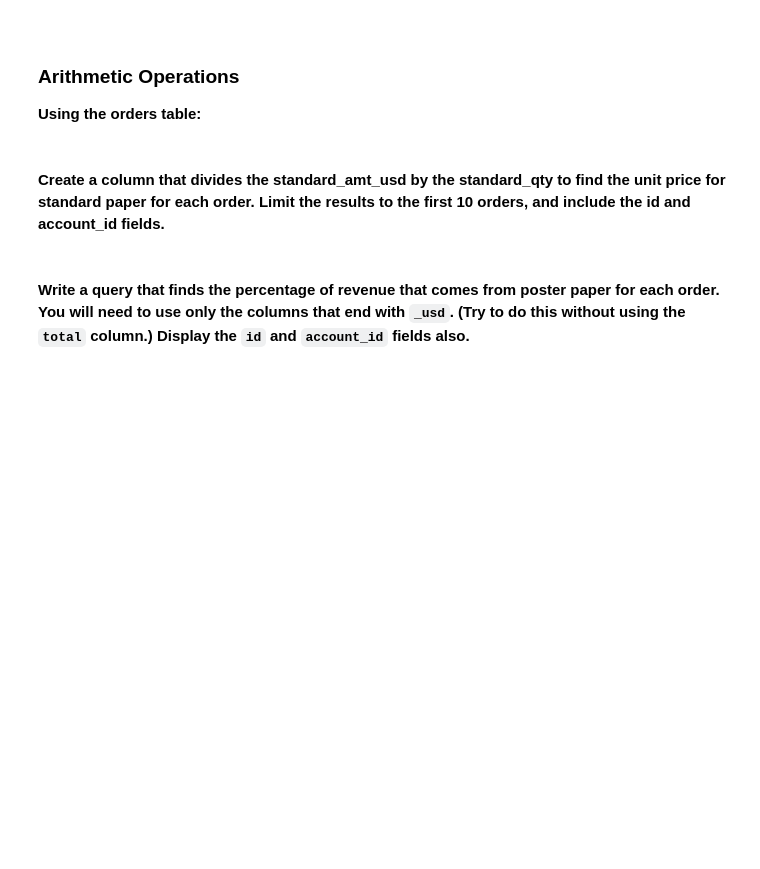
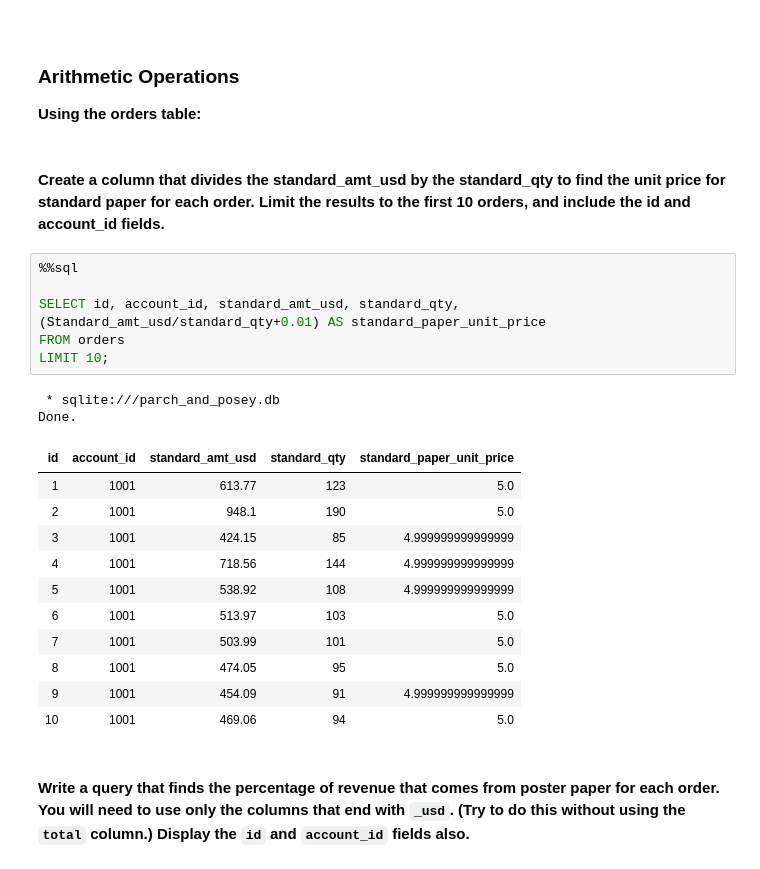
Before and after one commit to YinkaOlusola/SQL, a Jupyter notebook: Parch_and_Posey/Basic_SQL.ipynb, the cells around one changed output. Drawn from its saved outputs; the diff is of its cells as text; blank space fills up the shorter version.

```diff
--- a/Parch_and_Posey/Basic_SQL.ipynb
+++ b/Parch_and_Posey/Basic_SQL.ipynb
@@ -100,6 +241,26 @@ Done.
 <br>
 
 **Create a column that divides the standard_amt_usd by the standard_qty to find the unit price for standard paper for each order. Limit the results to the first 10 orders, and include the id and account_id fields.**
+# %%
+%%sql
+
+SELECT id, account_id, standard_amt_usd, standard_qty, (Standard_amt_usd/standard_qty+0.01) AS standard_paper_unit_price
+FROM orders
+LIMIT 10;
+# %% [output]
+ * sqlite:///parch_and_posey.db
+Done.
+| id | account_id | standard_amt_usd | standard_qty | standard_paper_unit_price |
+| 1 | 1001 | 613.77 | 123 | 5.0 |
+| 2 | 1001 | 948.1 | 190 | 5.0 |
+| 3 | 1001 | 424.15 | 85 | 4.999999999999999 |
+| 4 | 1001 | 718.56 | 144 | 4.999999999999999 |
+| 5 | 1001 | 538.92 | 108 | 4.999999999999999 |
+| 6 | 1001 | 513.97 | 103 | 5.0 |
+| 7 | 1001 | 503.99 | 101 | 5.0 |
+| 8 | 1001 | 474.05 | 95 | 5.0 |
+| 9 | 1001 | 454.09 | 91 | 4.999999999999999 |
+| 10 | 1001 | 469.06 | 94 | 5.0 |
 # %% [markdown]
 <br>
 
```
Also changed, not shown: parts of 10 cells of this notebook, 2 other files.
